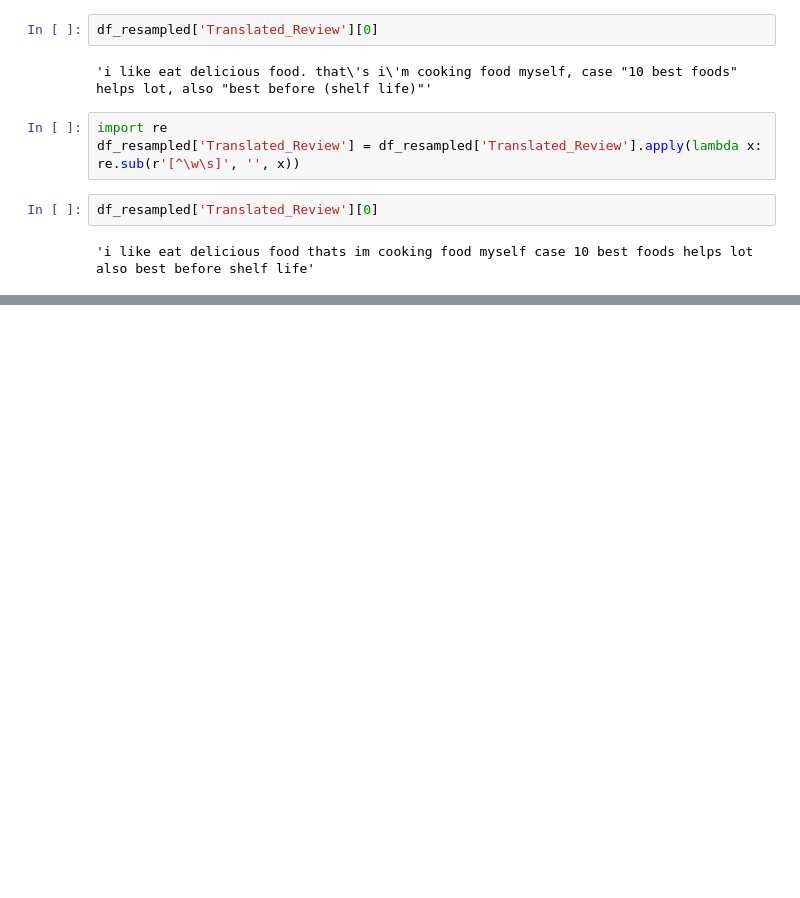
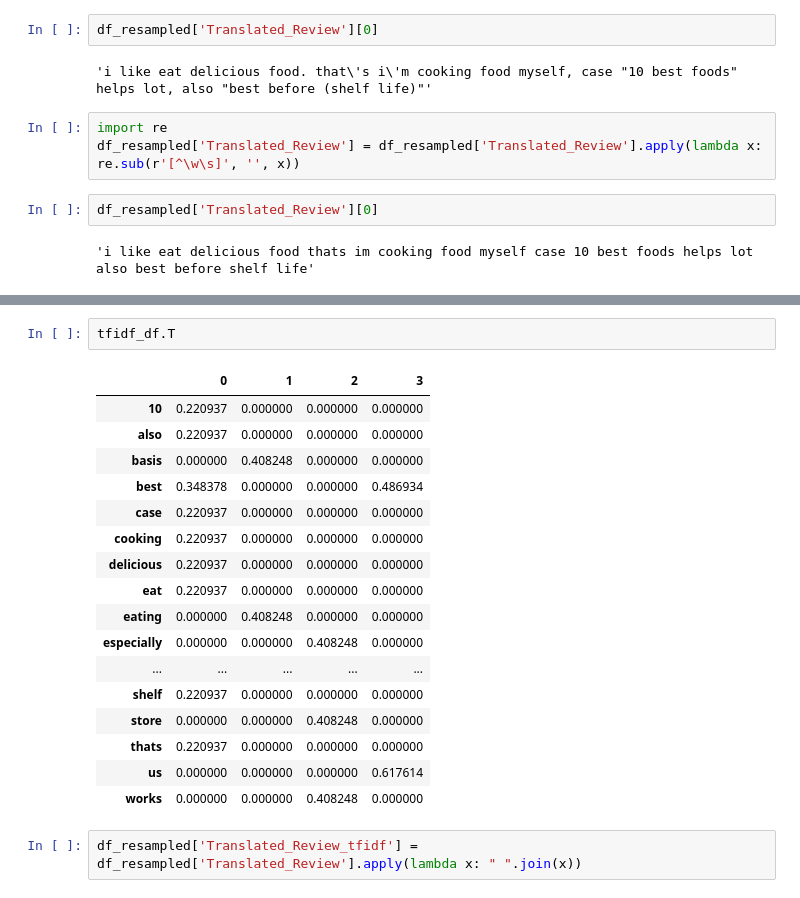
Before and after one commit to Puskchan/ML_projects-applied_knowledge, a Jupyter notebook: Deep_learning/NLP/text_preprocessing.ipynb, the cells around one changed output, grey strips where cells are left out. Saved outputs shown, nothing was run; the diff lists cells and outputs as text; blank space fills up the shorter version.

```diff
--- a/Deep_learning/NLP/text_preprocessing.ipynb
+++ b/Deep_learning/NLP/text_preprocessing.ipynb
@@ -146,0 +493,22 @@ df_resampled['Translated_Review'][0]
+# %%
+tfidf_df.T
+# %% [output]
+|  | 0 | 1 | 2 | 3 |
+| 10 | 0.220937 | 0.000000 | 0.000000 | 0.000000 |
+| also | 0.220937 | 0.000000 | 0.000000 | 0.000000 |
+| basis | 0.000000 | 0.408248 | 0.000000 | 0.000000 |
+| best | 0.348378 | 0.000000 | 0.000000 | 0.486934 |
+| case | 0.220937 | 0.000000 | 0.000000 | 0.000000 |
+| cooking | 0.220937 | 0.000000 | 0.000000 | 0.000000 |
+| delicious | 0.220937 | 0.000000 | 0.000000 | 0.000000 |
+| eat | 0.220937 | 0.000000 | 0.000000 | 0.000000 |
+| eating | 0.000000 | 0.408248 | 0.000000 | 0.000000 |
+| especially | 0.000000 | 0.000000 | 0.408248 | 0.000000 |
+| ... | ... | ... | ... | ... |
+| shelf | 0.220937 | 0.000000 | 0.000000 | 0.000000 |
+| store | 0.000000 | 0.000000 | 0.408248 | 0.000000 |
+| thats | 0.220937 | 0.000000 | 0.000000 | 0.000000 |
+| us | 0.000000 | 0.000000 | 0.000000 | 0.617614 |
+| works | 0.000000 | 0.000000 | 0.408248 | 0.000000 |
+# %%
+df_resampled['Translated_Review_tfidf'] = df_resampled['Translated_Review'].apply(lambda x: " ".join(x))
```
Also changed, not shown: parts of 29 cells of this notebook, 1 other file.
